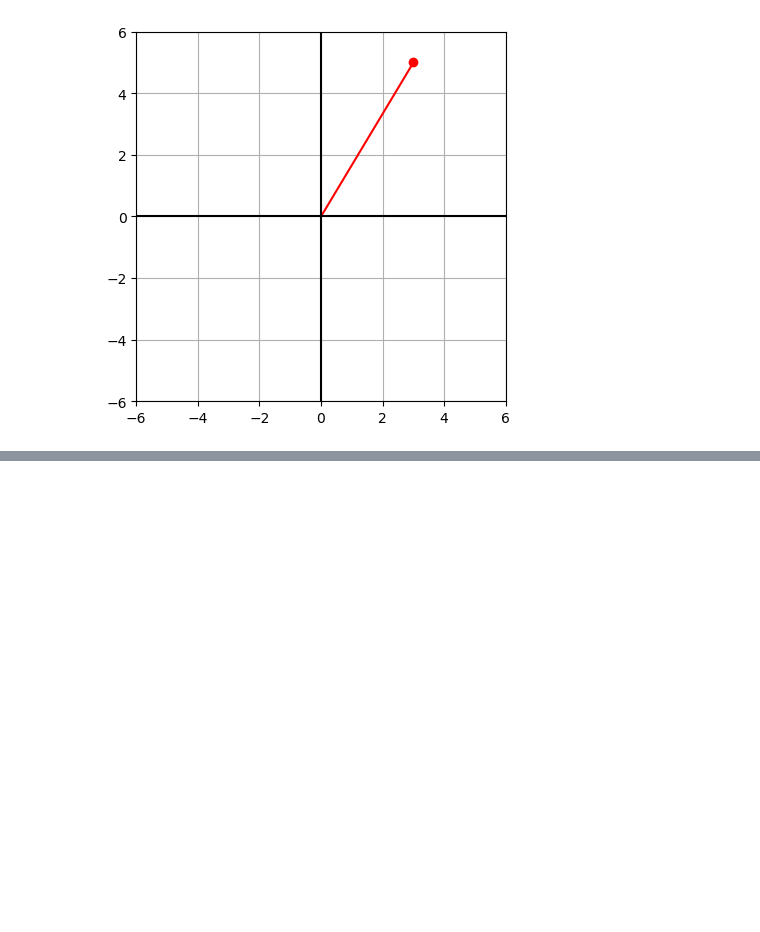
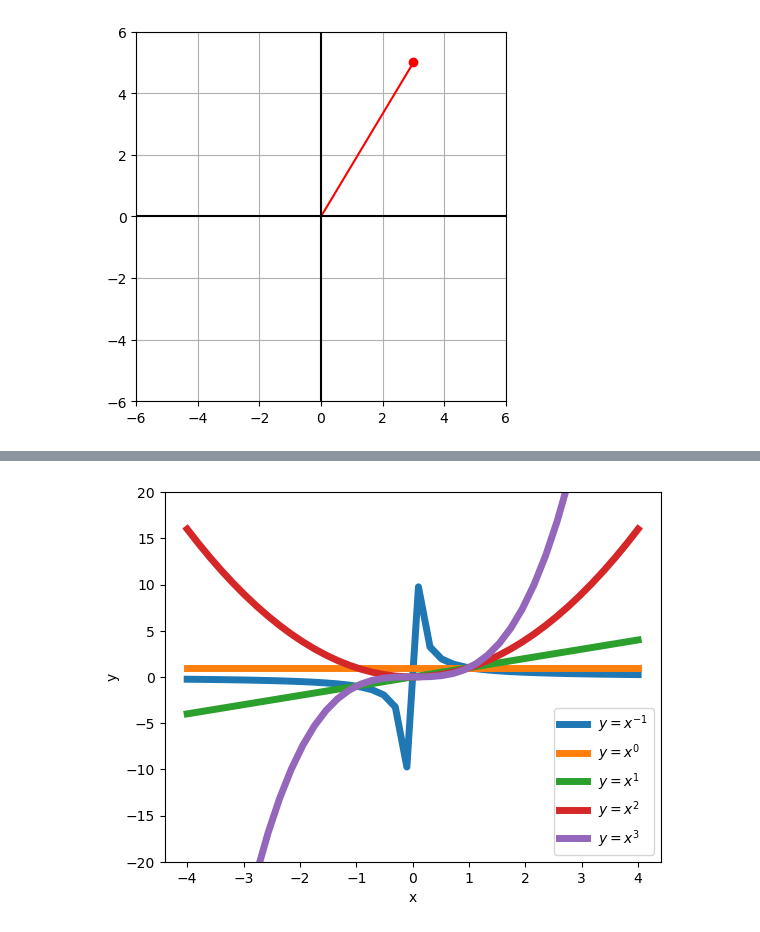
Before and after one commit to jinjiaacademy/MathPython, a Jupyter notebook: Graphing and visualization.ipynb, the cells around one changed output, grey strips where cells are left out. Cells and saved outputs as stored; diff of their text form; code cells hidden in the pictures; blank space fills up the shorter version.

```diff
--- a/Graphing and visualization.ipynb
+++ b/Graphing and visualization.ipynb
@@ -183,15 +84,0 @@ plt.show()
-# %%
-x = np.linspace(-4, 4, 40)
-pwrs = range(-1, 4)
-
-for pwr in pwrs:
-    y = x**pwr
-    plt.plot(x, y, '-',label='$y = x**{%s}$'%pwr, linewidth=5)
-
-plt.ylim([-20, 20])
-
-plt.xlabel('x')
-plt.ylabel('y')
-plt.legend()
-
-plt.show()
@@ -199,0 +183,17 @@ plt.show()
+# %%
+x = np.linspace(-4, 4, 40)
+pwrs = range(-1, 4)
+
+for pwr in pwrs:
+    y = x**pwr
+    plt.plot(x, y, '-',label='$y = x^{%s}$'%pwr, linewidth=5)
+
+plt.ylim([-20, 20])
+
+plt.xlabel('x')
+plt.ylabel('y')
+plt.legend()
+
+plt.show()
+# %% [output]
+[figure, added]
```
Also changed, not shown: parts of 17 cells of this notebook.
